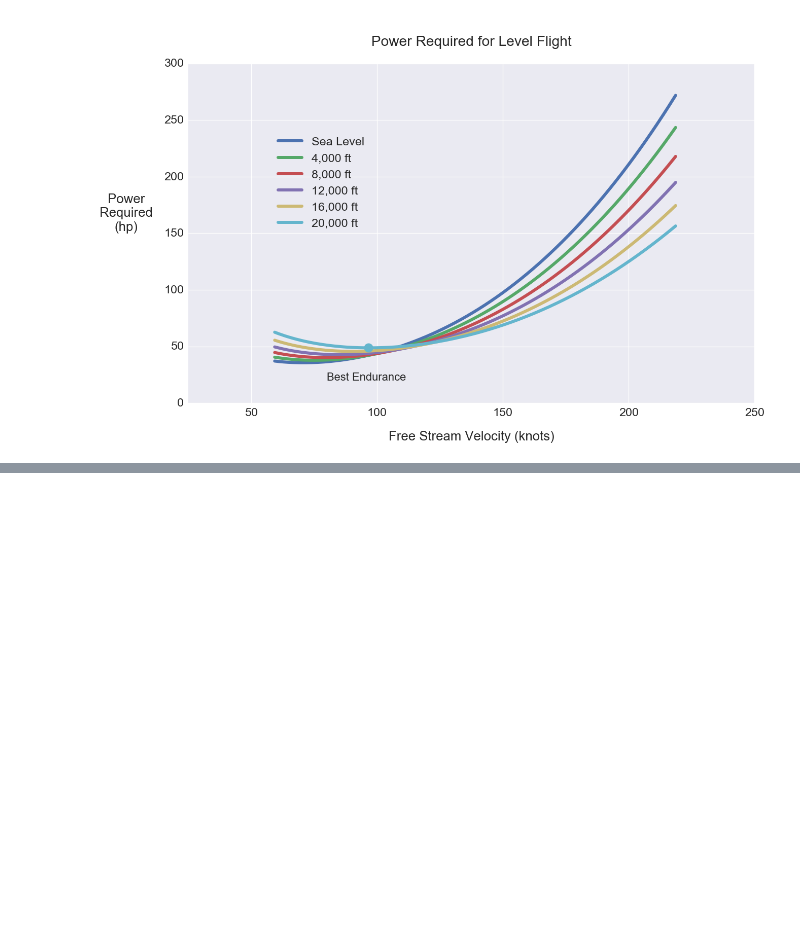
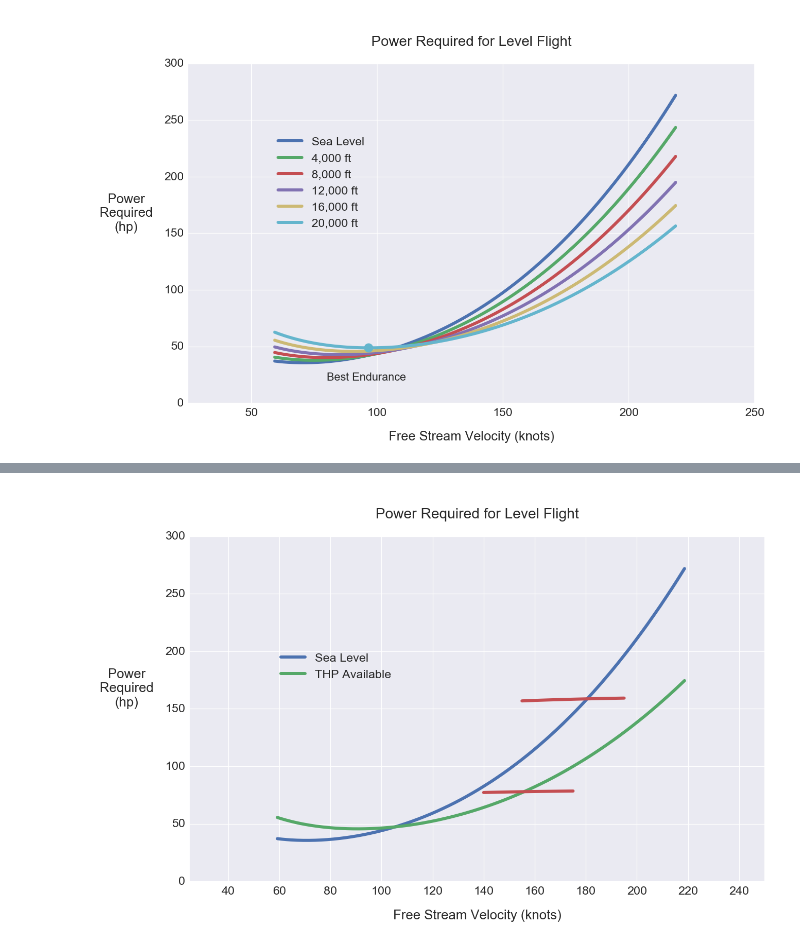
Before and after one commit to bws428/flight-performance-analysis, a Jupyter notebook: RV-8F Performance.ipynb, the cells around one changed output, grey strips where cells are left out. Cells and saved outputs as stored; diff of their text form; code cells hidden in the pictures; blank space fills up the shorter version.

Commit message:
Propeller efficiency

```diff
--- a/RV-8F Performance.ipynb
+++ b/RV-8F Performance.ipynb
@@ -300,0 +361,6 @@ plot_power_required(V,20000,"#64b5cd")
+# %%
+# From Lycoming O-360 manual, Fig. 3-26, "Sea Level and Altitude Performance, IO-360-M1B"
+io360_bhp ={0:180, 4000:160, 8000:140, 12000:120, 16000:100, 20000:90}
+
+# Hartzell propeller diameter, inches
+D = 74
@@ -301,3 +369,95 @@ plot_power_required(V,20000,"#64b5cd")
+# %%
+# Velocity range to cross power req'd curve
+V_range_0 = np.arange(155,200,5)
+V_range_16 = np.arange(140,180,5)
+
+# Propeller efficiency at Sea Level
+eta_0 = prop_eta(D, 0.9, io360_bhp[0], V_range_0, 0)
+
+# Propeller efficiency, 16000
+eta_16 = prop_eta(D, 0.8, io360_bhp[16000], V_range_16, 16000)
+# %%
+def plot_max_speed(V, altitude, V_range, BHPa, prop_eta):
+    """
+    Plot
+
+    Keyword arguments:
+    V --
+    """
+    legend = ['Sea Level',  'THP Available']
+
+    # COESA 1976 U.S. Standard Atmosphere (SI units!)
+    # Air density (kg/m^3)
+    rho = atm.density(0 * 0.3048)
+
+    # Air density (slugs/ft^3)
+    rho = rho * 0.00194032
+
+    # Lift coefficient
+    CL = W / (0.5 * rho * V**2 * S)
+
+    # Drag coefficient
+    CD = C_d_0 + CL**2 / (np.pi * e * AR)
+
+    # Thrust required (lbs)
+    Tr = W / (CL / CD)
+
+    # Power required (hp)
+    Pr = (Tr * V) / 550
+
+    # Thrust horsepower available
+    THPa = BHPa * prop_eta
+
+    # Add a curve (1 ft/s = 0.592484 knots)
+    plt.plot(V*0.592484, Pr)
+
+
+    # COESA 1976 U.S. Standard Atmosphere (SI units!)
+    # Air density (kg/m^3)
+    rho = atm.density(16000 * 0.3048)
+
+    # Air density (slugs/ft^3)
+    rho = rho * 0.00194032
+
+    # Lift coefficient
+    CL = W / (0.5 * rho * V**2 * S)
+
+    # Drag coefficient
+    CD = C_d_0 + CL**2 / (np.pi * e * AR)
+
+    # Thrust required (lbs)
+    Tr = W / (CL / CD)
+
+    # Power required (hp)
+    Pr = (Tr * V) / 550
+
+    # Thrust horsepower available
+    THPa_0 = io360_bhp[0] * eta_0
+
+    # Add a curve (1 ft/s = 0.592484 knots)
+    plt.plot(V*0.592484, Pr)
+    plt.plot(V_range_0, THPa_0, color="#c44e52")
+    plt.plot(V_range_16, THPa, color="#c44e52")
+
+    # Locate the axis labels and limits
+    ax = plt.gca()
+    ax.set_xlim([25,250])
+    ax.set_ylim([0,300])
+    ax.xaxis.set_label_coords(0.5, -0.08)
+    ax.yaxis.set_label_coords(-0.11, 0.5)
+
+    ax.xaxis.set_major_locator(ticker.MultipleLocator(20))
+
+    # Add title and axis labels
+    plt.legend(legend,loc=(0.15, 0.57))
+    plt.title("\n Power Required for Level Flight \n")
+    plt.ylabel('Power\nRequired\n(hp)', rotation=0)
+    plt.xlabel('Free Stream Velocity (knots)')
+    plt.show()
+
+plot_max_speed(V, 16000, V_range_16, io360_bhp[16000], eta_16)
+# %% [output]
+[figure, added]
 # %% [markdown]
 <h2 id="ref">References</h2>
 
```
Also changed, not shown: parts of 5 cells of this notebook.
